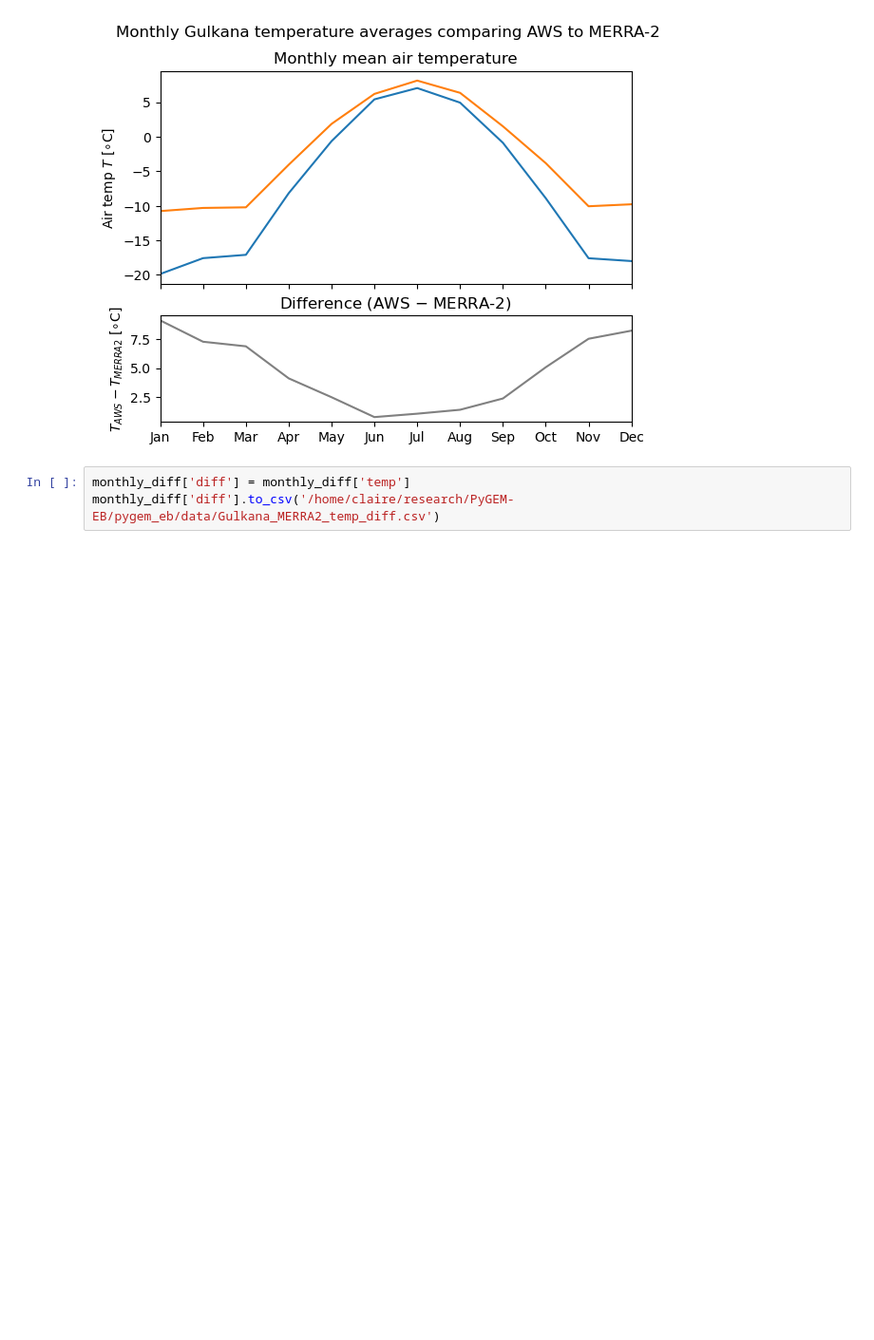
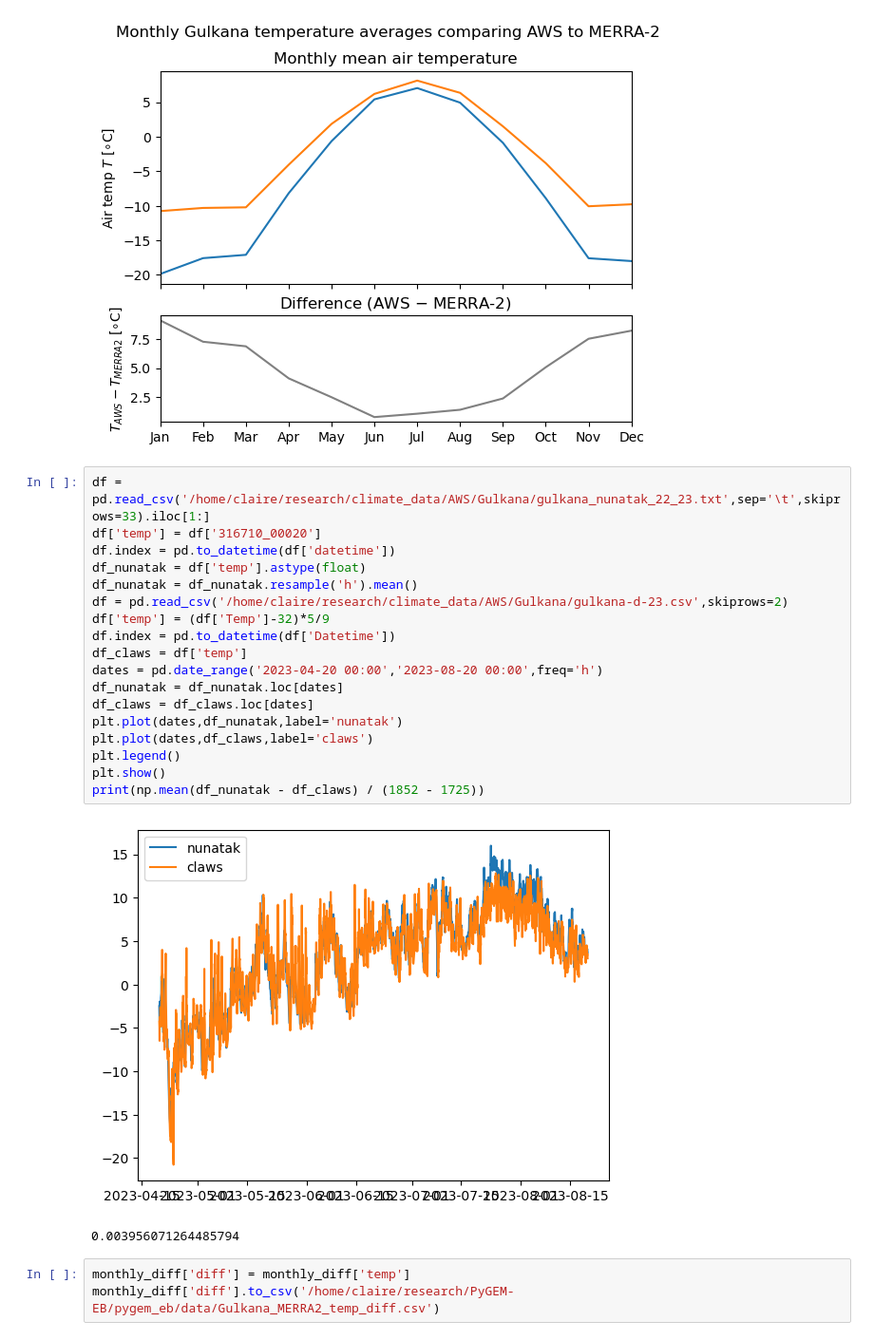
Before and after one commit to drounce/PyGEM, a Jupyter notebook: climate_plotting.ipynb, the cells around one changed output. Shown at 95% size. Saved outputs shown, nothing was run; the diff lists cells and outputs as text; blank space fills up the shorter version.

```diff
--- a/climate_plotting.ipynb
+++ b/climate_plotting.ipynb
@@ -274,6 +274,27 @@ fig.suptitle('Monthly Gulkana temperature averages comparing AWS to MERRA-2')
 plt.show()
 # %% [output]
 [figure]
+# %%
+df = pd.read_csv('/home/claire/research/climate_data/AWS/Gulkana/gulkana_nunatak_22_23.txt',sep='\t',skiprows=33).iloc[1:]
+df['temp'] = df['316710_00020']
+df.index = pd.to_datetime(df['datetime'])
+df_nunatak = df['temp'].astype(float)
+df_nunatak = df_nunatak.resample('h').mean()
+df = pd.read_csv('/home/claire/research/climate_data/AWS/Gulkana/gulkana-d-23.csv',skiprows=2)
+df['temp'] = (df['Temp']-32)*5/9
+df.index = pd.to_datetime(df['Datetime'])
+df_claws = df['temp']
+dates = pd.date_range('2023-04-20 00:00','2023-08-20 00:00',freq='h')
+df_nunatak = df_nunatak.loc[dates]
+df_claws = df_claws.loc[dates]
+plt.plot(dates,df_nunatak,label='nunatak')
+plt.plot(dates,df_claws,label='claws')
+plt.legend()
+plt.show()
+print(np.mean(df_nunatak - df_claws) / (1852 - 1725))
+# %% [output]
+[figure, added]
+0.003956071264485794
 # %%
 monthly_diff['diff'] = monthly_diff['temp']
 monthly_diff['diff'].to_csv('/home/claire/research/PyGEM-EB/pygem_eb/data/Gulkana_MERRA2_temp_diff.csv')
```
Also changed, not shown: 6 other files.
